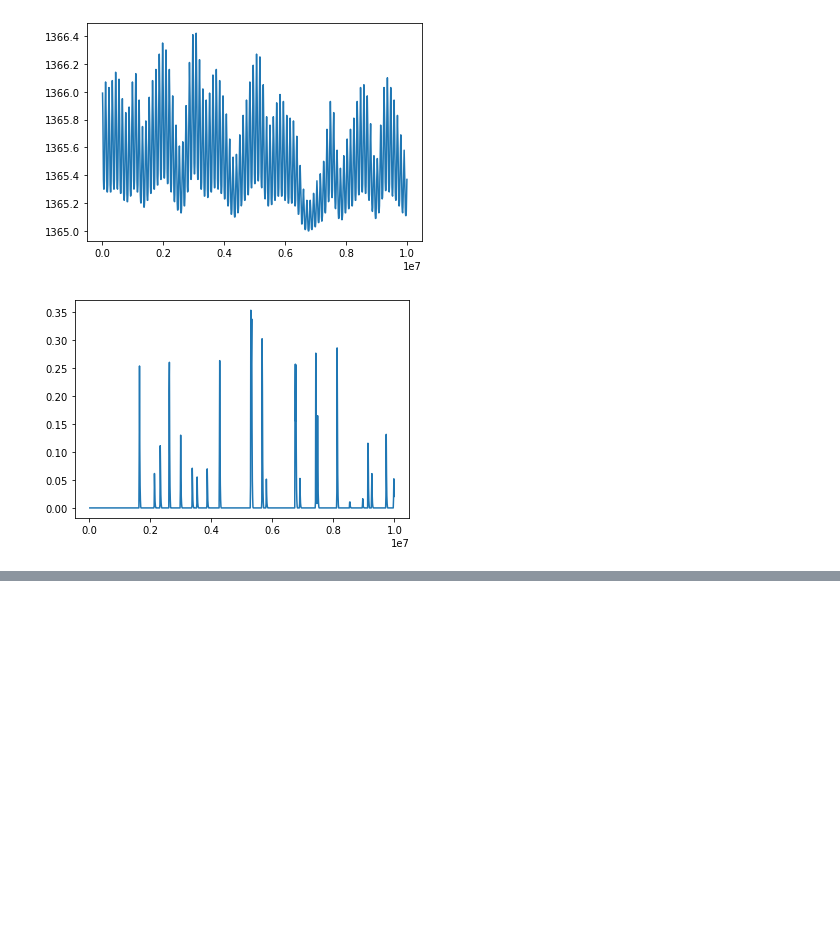
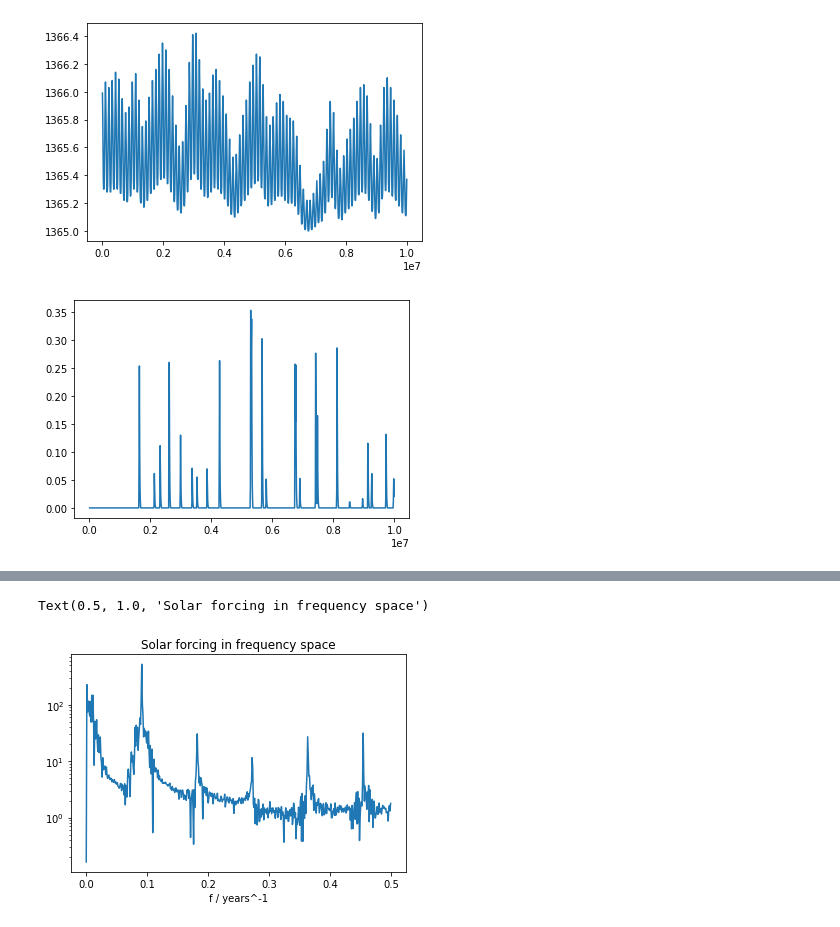
Before and after one commit to HIDA-Datathon/team_bayes, a Jupyter notebook: testing.ipynb, the cells around one changed output, grey strips where cells are left out. Drawn from its saved outputs; the diff is of its cells as text; code cells hidden in the pictures; blank space fills up the shorter version.

```diff
--- a/testing.ipynb
+++ b/testing.ipynb
@@ -34,0 +112,9 @@ T2m_1_mean.shape
+# %%
+TSI_f = np.fft.rfft(normalize(TSI))
+f = np.fft.fftfreq(len(TSI))[0:500]
+plt.semilogy(f, np.abs(TSI_f))
+plt.xlabel('f / years^-1')
+plt.title('Solar forcing in frequency space')
+# %% [output]
+Text(0.5, 1.0, 'Solar forcing in frequency space')
+[figure, added]
```
Also changed, not shown: parts of 13 cells of this notebook.
